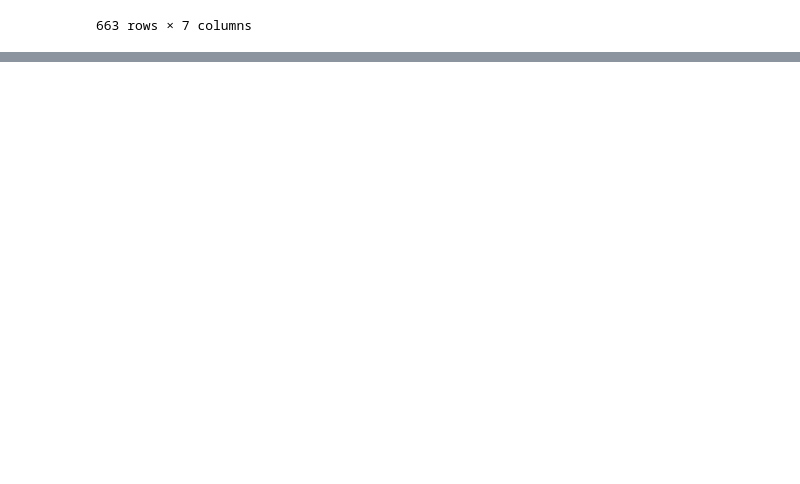
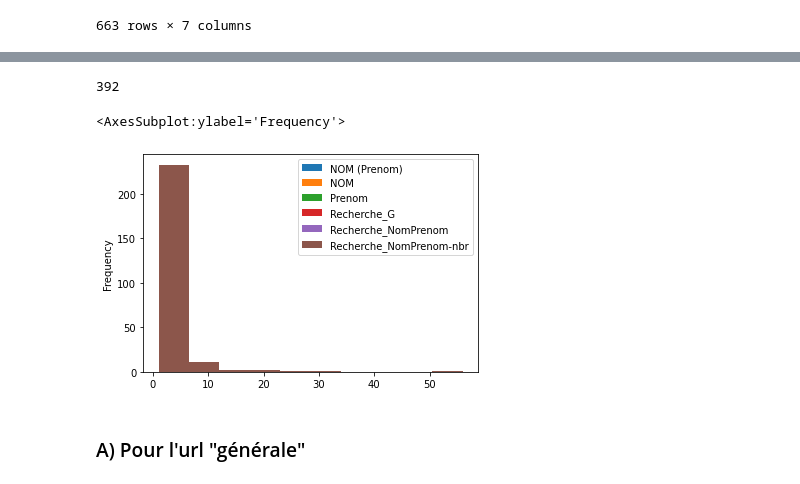
Before and after one commit to LilyG98/Cours_16.10, a Jupyter notebook: Structuration_donnees-revues/BDR/IDRef-Exploration.ipynb, the cells around one changed output, grey strips where cells are left out. Saved outputs shown, nothing was run; the diff lists cells and outputs as text; code cells hidden in the pictures; blank space fills up the shorter version.

```diff
--- a/Structuration_donnees-revues/BDR/IDRef-Exploration.ipynb
+++ b/Structuration_donnees-revues/BDR/IDRef-Exploration.ipynb
@@ -181,0 +208,6 @@ df_contributeurs["Recherche_NomPrenom-nbr"] = IdRef_numfound_auteur(col)
+# %%
+#Le maximum d'occurences d'un même nom est de 99.061
+#On  535 noms de personnes qui n'apparaissent pas dans IdRef
+
+print(df_contributeurs["Recherche_G-nbr"].max())
+df_G=df_contributeurs.groupby(by="Recherche_G-nbr").count()
@@ -181,0 +265,11 @@ df_contributeurs["Recherche_NomPrenom-nbr"] = IdRef_numfound_auteur(col)
+# %%
+df_G_zero.size
+# %% [output]
+392
+# %%
+df_G.plot.hist()
+# %% [output]
+<AxesSubplot:ylabel='Frequency'>
+[figure, added]
+# %% [markdown]
+### A) Pour l'url "générale"
```
Also changed, not shown: parts of 16 cells of this notebook, 2 other files.
